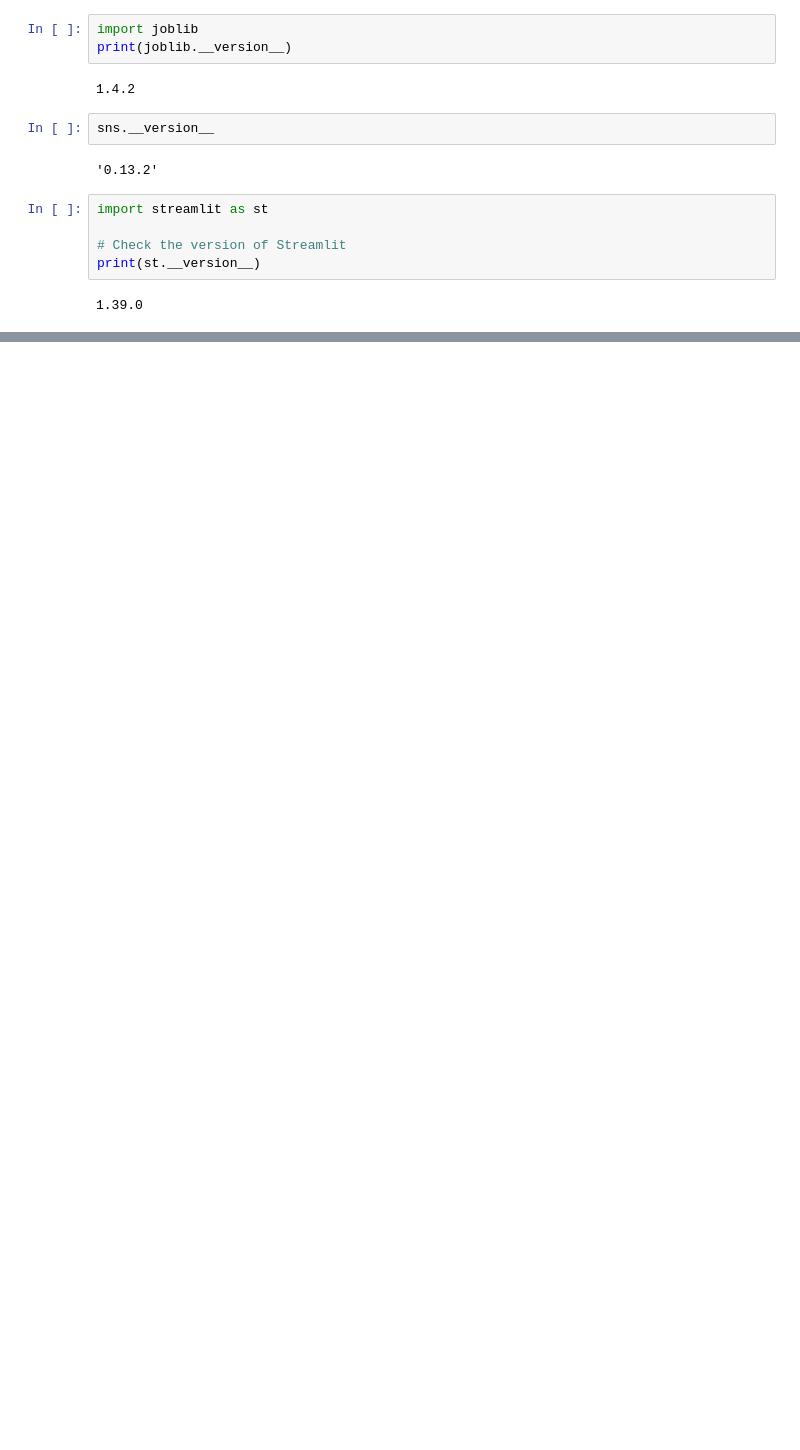
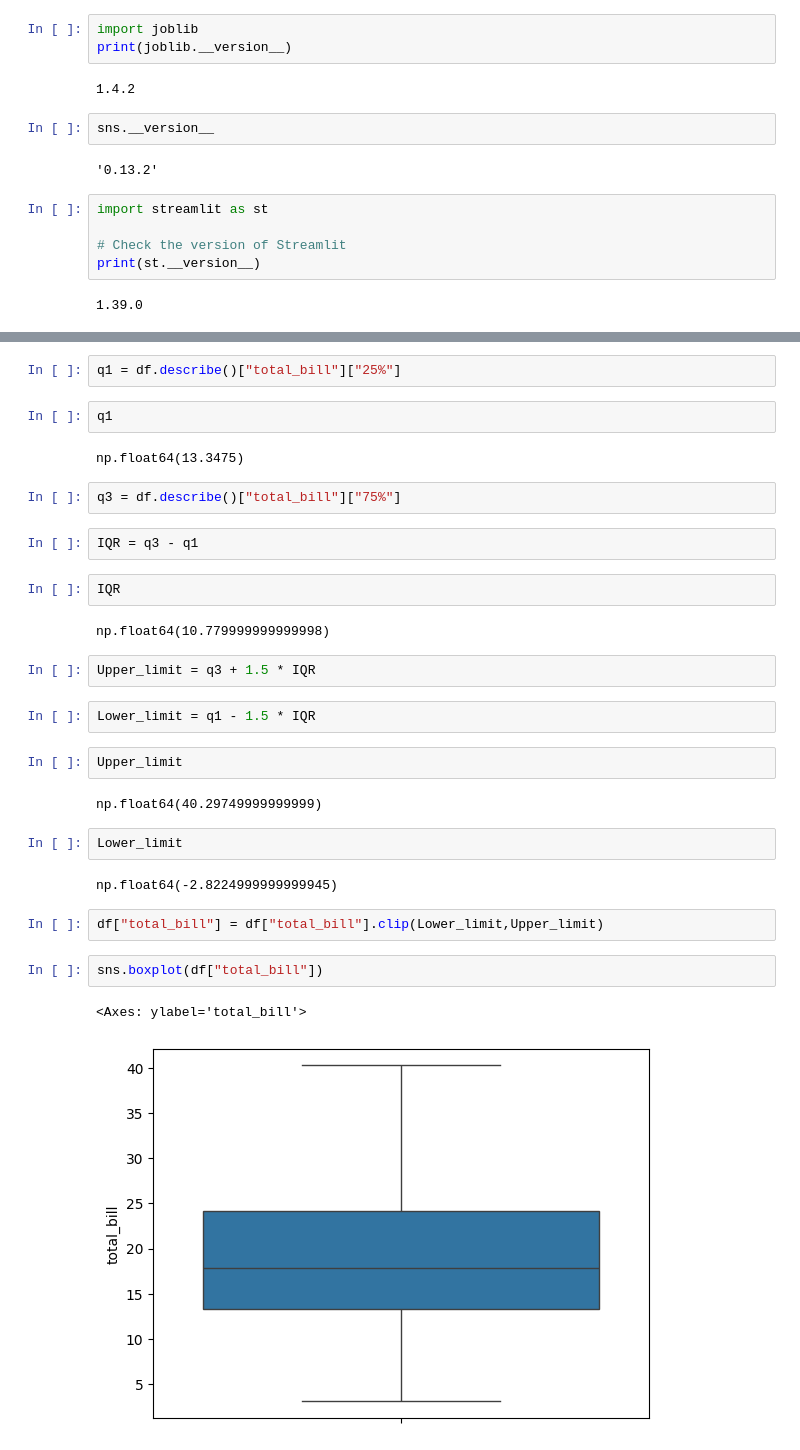
Before and after one commit to Saipranith05/Linear_regression, a Jupyter notebook: app.ipynb, the cells around one changed output, grey strips where cells are left out. Cells and saved outputs as stored; diff of their text form; blank space fills up the shorter version.

```diff
--- a/app.ipynb
+++ b/app.ipynb
@@ -477,0 +511,33 @@ print(st.__version__)
+# %%
+q1 = df.describe()["total_bill"]["25%"]
+# %%
+q1
+# %% [output]
+np.float64(13.3475)
+# %%
+q3 = df.describe()["total_bill"]["75%"]
+# %%
+IQR = q3 - q1
+# %%
+IQR
+# %% [output]
+np.float64(10.779999999999998)
+# %%
+Upper_limit = q3 + 1.5 * IQR
+# %%
+Lower_limit = q1 - 1.5 * IQR
+# %%
+Upper_limit
+# %% [output]
+np.float64(40.29749999999999)
+# %%
+Lower_limit
+# %% [output]
+np.float64(-2.8224999999999945)
+# %%
+df["total_bill"] = df["total_bill"].clip(Lower_limit,Upper_limit)
+# %%
+sns.boxplot(df["total_bill"])
+# %% [output]
+<Axes: ylabel='total_bill'>
+[figure, added]
```
Also changed, not shown: parts of 46 cells of this notebook, 3 other files.
